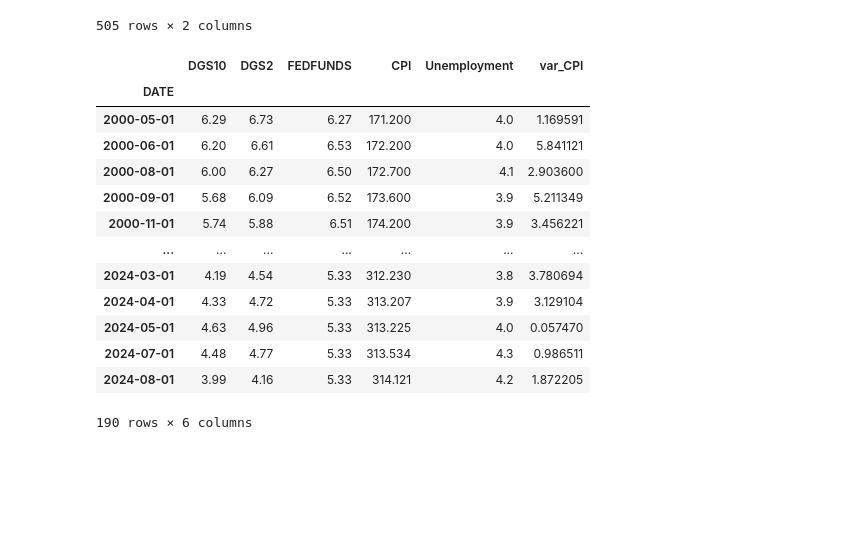
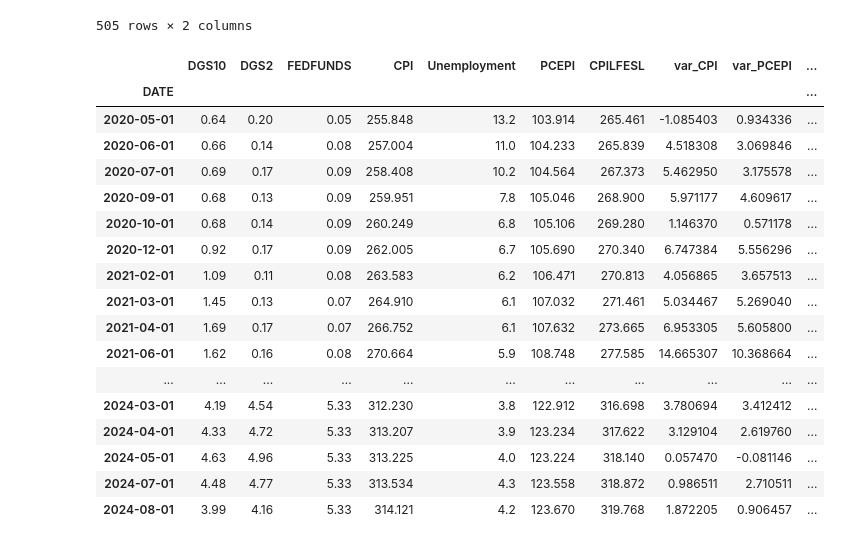
Before and after one commit to jhersoncueva/FIN_ECO, a Jupyter notebook: scrapping/Stock Data Yahoo/yahoo_spy.ipynb, the cells around one changed output. Drawn from its saved outputs; the diff is of its cells as text; code cells hidden in the pictures; blank space fills up the shorter version.

```diff
--- a/scrapping/Stock Data Yahoo/yahoo_spy.ipynb
+++ b/scrapping/Stock Data Yahoo/yahoo_spy.ipynb
@@ -184,43 +164,53 @@ df
 # %%
 import datetime as dt
 import pandas_datareader.data as web
+import pandas as pd
 
 # Fechas de inicio y final
-start = dt.datetime(2000, 2, 28)
+start = dt.datetime(2020, 2, 28)
 end = dt.datetime.now()
 
 # Descargar datos de las tasas de los bonos del Tesoro
 data = web.DataReader('DGS10', 'fred', start, end)
 data["DGS2"] = web.DataReader('DGS2', 'fred', start, end)
 
 # Descargar otros indicadores económicos
 data["FEDFUNDS"] = web.DataReader('FEDFUNDS', 'fred', start, end)  # Tasa efectiva de fondos federales
 data["CPI"] = web.DataReader('CPIAUCSL', 'fred', start, end)  # Índice de precios al consumidor (CPI)
 data["Unemployment"] = web.DataReader('UNRATE', 'fred', start, end)  # Tasa de desempleo
+data["PCEPI"] = web.DataReader(['PCEPI'], 'fred', start, end)
+data["CPILFESL"] = web.DataReader(['CPILFESL'], 'fred', start, end)
 
 
 data["var_CPI"] = pd.DataFrame(data["CPI"].pct_change(12)*1000)
+data["var_PCEPI"] = pd.DataFrame(data["PCEPI"].pct_change(12)*1000)
+data["var_CPILFESL"] = pd.DataFrame(data["CPILFESL"].pct_change(12)*1000)
+
+
 
 # Limpiar los datos, eliminando filas con valores nulos
 data = data.dropna()
 
 # DATA["FEDFUNDS"].las() = 5.00
 
 data.to_excel("data_US.xlsx",sheet_name="data_US")
-
 data
 # %% [output]
-|  | DGS10 | DGS2 | FEDFUNDS | CPI | Unemployment | var_CPI |
-| DATE |  |  |  |  |  |  |
-| 2000-05-01 | 6.29 | 6.73 | 6.27 | 171.200 | 4.0 | 1.169591 |
-| 2000-06-01 | 6.20 | 6.61 | 6.53 | 172.200 | 4.0 | 5.841121 |
-| 2000-08-01 | 6.00 | 6.27 | 6.50 | 172.700 | 4.1 | 2.903600 |
-| 2000-09-01 | 5.68 | 6.09 | 6.52 | 173.600 | 3.9 | 5.211349 |
-| 2000-11-01 | 5.74 | 5.88 | 6.51 | 174.200 | 3.9 | 3.456221 |
-| ... | ... | ... | ... | ... | ... | ... |
-| 2024-03-01 | 4.19 | 4.54 | 5.33 | 312.230 | 3.8 | 3.780694 |
-| 2024-04-01 | 4.33 | 4.72 | 5.33 | 313.207 | 3.9 | 3.129104 |
-| 2024-05-01 | 4.63 | 4.96 | 5.33 | 313.225 | 4.0 | 0.057470 |
-| 2024-07-01 | 4.48 | 4.77 | 5.33 | 313.534 | 4.3 | 0.986511 |
-| 2024-08-01 | 3.99 | 4.16 | 5.33 | 314.121 | 4.2 | 1.872205 |
+|  | DGS10 | DGS2 | FEDFUNDS | CPI | Unemployment | PCEPI | CPILFESL | var_CPI | var_PCEPI | ... |
+| DATE |  |  |  |  |  |  |  |  |  | ... |
+| 2020-05-01 | 0.64 | 0.20 | 0.05 | 255.848 | 13.2 | 103.914 | 265.461 | -1.085403 | 0.934336 | ... |
+| 2020-06-01 | 0.66 | 0.14 | 0.08 | 257.004 | 11.0 | 104.233 | 265.839 | 4.518308 | 3.069846 | ... |
+| 2020-07-01 | 0.69 | 0.17 | 0.09 | 258.408 | 10.2 | 104.564 | 267.373 | 5.462950 | 3.175578 | ... |
+| 2020-09-01 | 0.68 | 0.13 | 0.09 | 259.951 | 7.8 | 105.046 | 268.900 | 5.971177 | 4.609617 | ... |
+| 2020-10-01 | 0.68 | 0.14 | 0.09 | 260.249 | 6.8 | 105.106 | 269.280 | 1.146370 | 0.571178 | ... |
+| 2020-12-01 | 0.92 | 0.17 | 0.09 | 262.005 | 6.7 | 105.690 | 270.340 | 6.747384 | 5.556296 | ... |
+| 2021-02-01 | 1.09 | 0.11 | 0.08 | 263.583 | 6.2 | 106.471 | 270.813 | 4.056865 | 3.657513 | ... |
+| 2021-03-01 | 1.45 | 0.13 | 0.07 | 264.910 | 6.1 | 107.032 | 271.461 | 5.034467 | 5.269040 | ... |
+| 2021-04-01 | 1.69 | 0.17 | 0.07 | 266.752 | 6.1 | 107.632 | 273.665 | 6.953305 | 5.605800 | ... |
+| 2021-06-01 | 1.62 | 0.16 | 0.08 | 270.664 | 5.9 | 108.748 | 277.585 | 14.665307 | 10.368664 | ... |
+| ... | ... | ... | ... | ... | ... | ... | ... | ... | ... | ... |
+| 2024-03-01 | 4.19 | 4.54 | 5.33 | 312.230 | 3.8 | 122.912 | 316.698 | 3.780694 | 3.412412 | ... |
+| 2024-04-01 | 4.33 | 4.72 | 5.33 | 313.207 | 3.9 | 123.234 | 317.622 | 3.129104 | 2.619760 | ... |
+| 2024-05-01 | 4.63 | 4.96 | 5.33 | 313.225 | 4.0 | 123.224 | 318.140 | 0.057470 | -0.081146 | ... |
+| 2024-07-01 | 4.48 | 4.77 | 5.33 | 313.534 | 4.3 | 123.558 | 318.872 | 0.986511 | 2.710511 | ... |
+| 2024-08-01 | 3.99 | 4.16 | 5.33 | 314.121 | 4.2 | 123.670 | 319.768 | 1.872205 | 0.906457 | ... |
-190 rows × 6 columns
```
Also changed, not shown: parts of 8 cells of this notebook, 6 other files.
